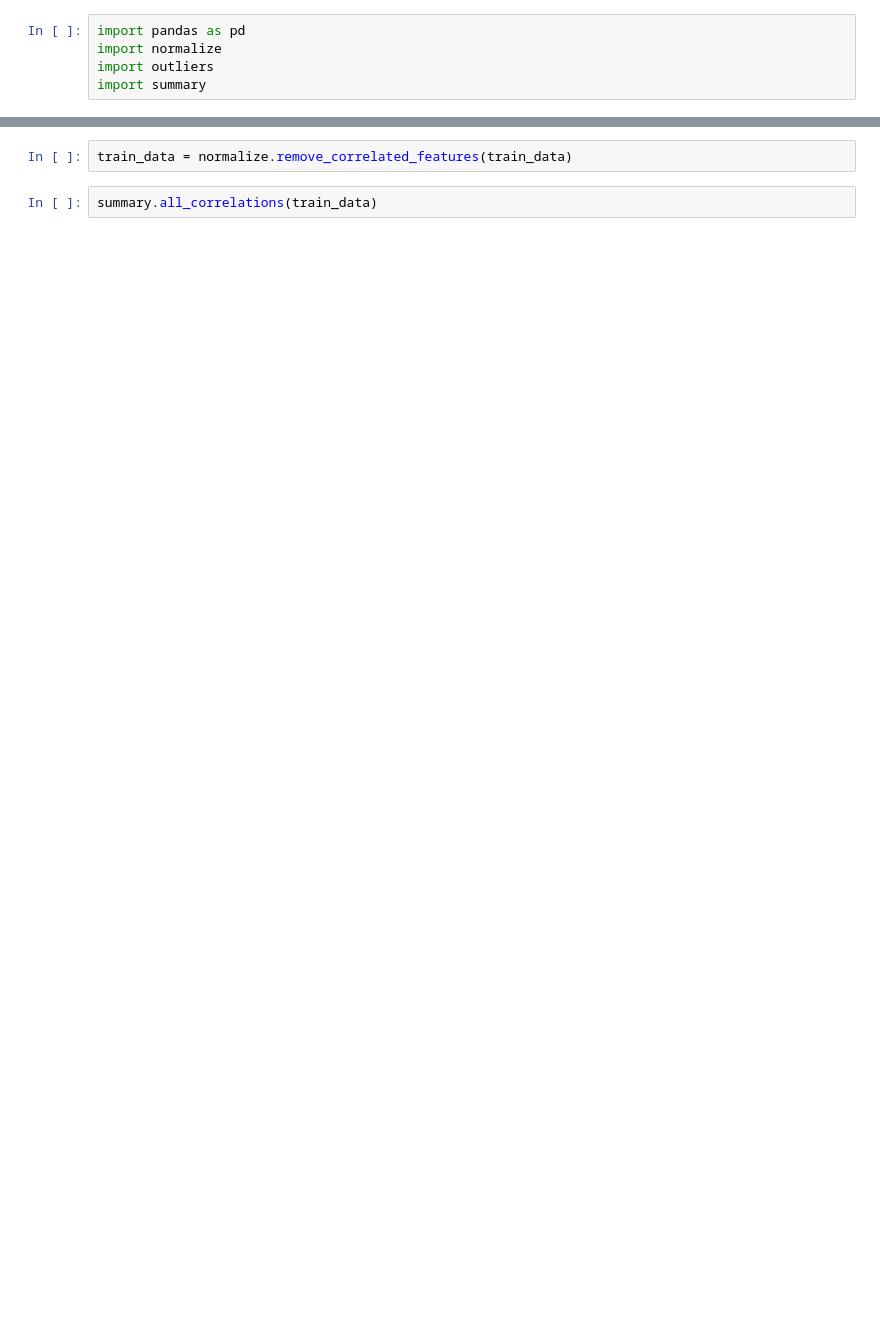
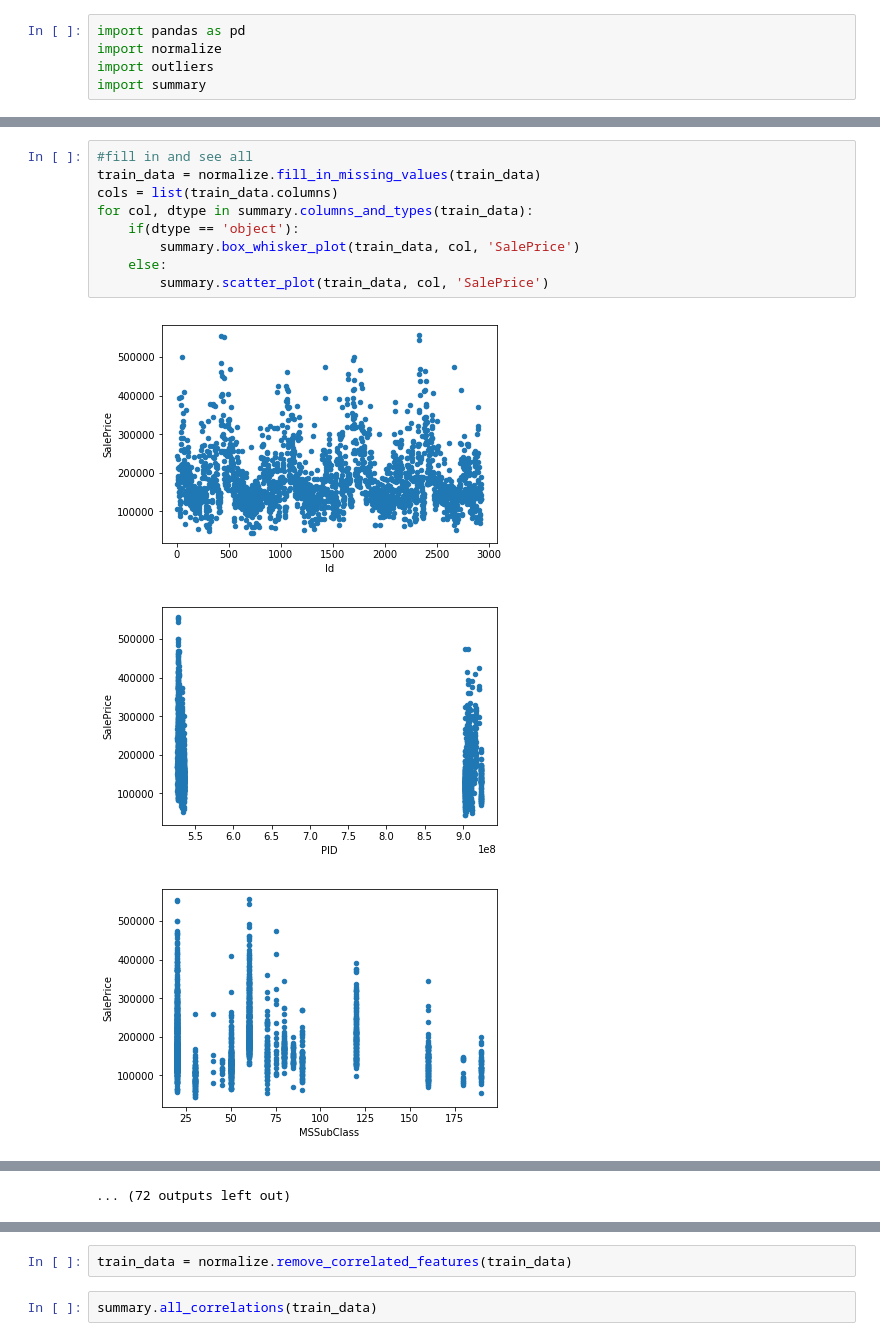
Before and after one commit to CpuKnows/CS-412-Class-Project, a Jupyter notebook: src/data_preprocessing/data_processing.ipynb, the cells around one changed output, grey strips where cells are left out. Saved outputs shown, nothing was run; the diff lists cells and outputs as text; blank space fills up the shorter version.

```diff
--- a/src/data_preprocessing/data_processing.ipynb
+++ b/src/data_preprocessing/data_processing.ipynb
@@ -7,0 +28,13 @@ train_data = pd.read_csv('train.csv')
+# %%
+#fill in and see all
+train_data = normalize.fill_in_missing_values(train_data)
+cols = list(train_data.columns)
+for col, dtype in summary.columns_and_types(train_data):
+    if(dtype == 'object'):
+        summary.box_whisker_plot(train_data, col, 'SalePrice')
+    else:
+        summary.scatter_plot(train_data, col, 'SalePrice')
+# %% [output]
+[figure, added]
+[figure, added]
+[figure, added]
@@ -8,3 +50,4 @@ train_data = pd.read_csv('train.csv')
+... (72 outputs left out)
 # %%
 summary.all_correlations(train_data)
 # %% [output]
```
Also changed, not shown: parts of 13 cells of this notebook, 4 other files.
